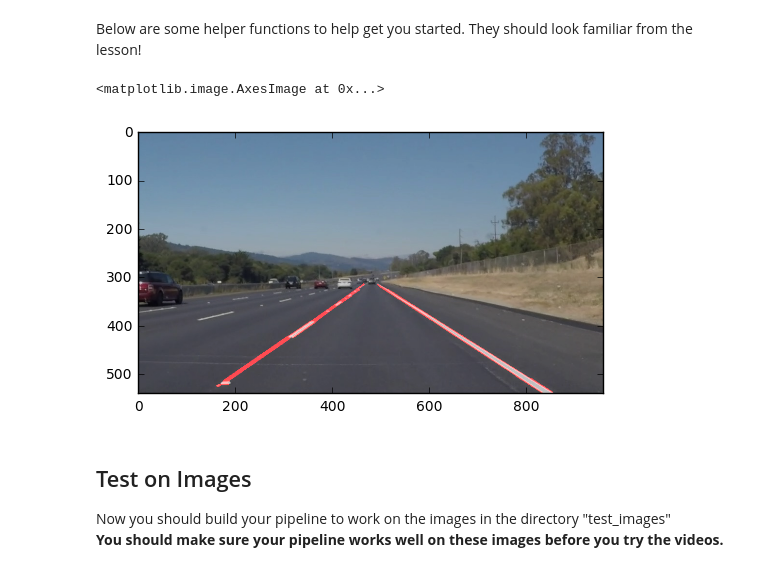
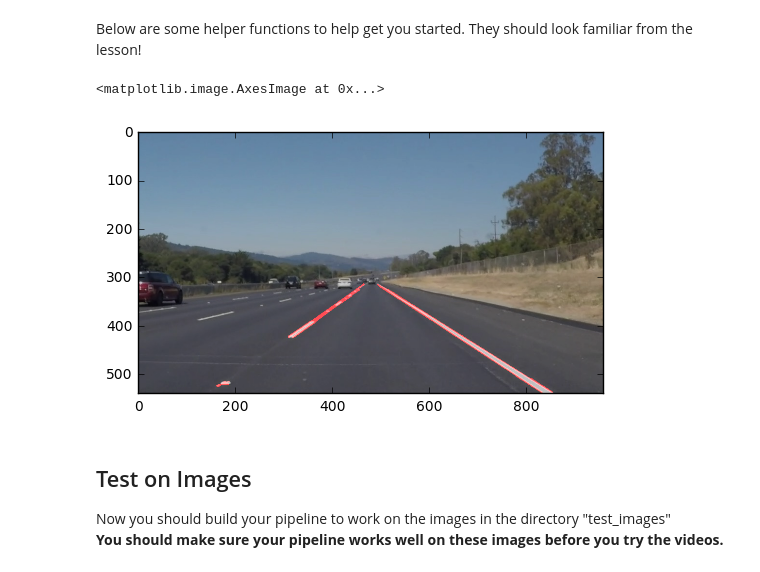
Before and after one commit to jhines2k7/CarND-LaneLines-P1, a Jupyter notebook: P1.ipynb, the cells around one changed output. Drawn from its saved outputs; the diff is of its cells as text; code cells hidden in the pictures.

```diff
--- a/P1.ipynb
+++ b/P1.ipynb
@@ -122,16 +122,59 @@ def draw_lines(img, lines, color=[255, 0, 0], thickness=2):
     If you want to make the lines semi-transparent, think about combining
     this function with the weighted_img() function below
     """
-    left_segments = []
+    """
+    left_lane_slopes = []
+    right_lane_slopes = []
+
+    left_lane_point = []
+    right_lane_point = []
+
+    left_lane_intercepts = []
+    right_lane_intercepts = []
+    """
+    left_x_values = []
+    left_y_values = []
+    right_x_values = []
+    right_y_values = []
+
     for line in lines:
         for x1,y1,x2,y2 in line:
-            #print(line)
-            if (y2 - y1)/(x2 - x1) < 0:
-                #print(line)
-                left_segments.append(line)
-                #cv2.line(img, (x1, y1), (x2, y2), color, thickness)
+            slope = (y2 - y1)/(x2 - x1)
+            if slope > 0:
+                """
+                right_x_values.extend((x1, x2))
+                right_y_values.extend((y1, y2))
+                right_lane_slopes.append(slope)
+                intercept = ((slope * x1) - y1) * -1
+                right_lane_intercepts.append(intercept)
+                """
+                cv2.line(img, (x1, y1), (x2, y2), color, thickness)
+            else:
+                """
+                left_x_values.extend((x1, x2))
+                left_y_values.extend((y1, y2))
+                left_lane_slopes.append(slope)
+                intercept = ((slope * x1) - y1) * -1
+                left_lane_intercepts.append(intercept)
+                """
+                cv2.line(img, (x1, y1), (x2, y2), color, thickness)
 
-            cv2.line(img, (x1, y1), (x2, y2), color, thickness)
+            #cv2.line(img, (x1, y1), (x2, y2), color, thickness)
+    """
+    min_x_left = np.min(left_x_values)
+    max_x_left = np.max(left_x_values)
+
+    min_y_left = np.min(left_y_values)
+    max_y_left = np.max(left_y_values)
+    cv2.line(img, (min_x_left, max_y_left), (max_x_left, min_y_left), color, thickness)
+
+    min_x_right = np.min(right_x_values)
+    max_x_right = np.max(right_x_values)
+
+    min_y_right = np.min(right_y_values)
+    max_y_right = np.max(right_y_values)
+    cv2.line(img, (min_x_right, min_y_right), (max_x_right, max_y_right), color, thickness)
+    """
 
 def hough_lines(img, rho, theta, threshold, min_line_len, max_line_gap):
     """
@@ -141,7 +184,7 @@ def hough_lines(img, rho, theta, threshold, min_line_len, max_line_gap):
     """
     lines = cv2.HoughLinesP(img, rho, theta, threshold, np.array([]), minLineLength=min_line_len, maxLineGap=max_line_gap)
     line_img = np.zeros((*img.shape, 3), dtype=np.uint8)
-    draw_lines(line_img, lines)
+    draw_lines(line_img, lines, [255, 0, 0])
     return line_img
 
 # Python 3 has support for cool math symbols.
@@ -159,34 +202,34 @@ def weighted_img(img, initial_img, α=0.8, β=1., λ=0.):
     NOTE: initial_img and img must be the same shape!
     """
     return cv2.addWeighted(initial_img, α, img, β, λ)
 
 gray = grayscale(image)
 kernel_size = 5
 blur_gray = gaussian_blur(gray, kernel_size)
 
 low_threshold = 100
 high_threshold = 140
 edges = canny(blur_gray, low_threshold, high_threshold)
 
 imshape = image.shape
 vertices = np.array([[(0,imshape[0]),(450, 315), (490, 315), (imshape[1],imshape[0])]], dtype=np.int32)
 
 masked_edges = region_of_interest(edges, vertices)
 
 rho = 2 # distance resolution in pixels of the Hough grid
 theta = np.pi/180 # angular resolution in radians of the Hough grid
 threshold = 15     # minimum number of votes (intersections in Hough grid cell)
 min_line_length = 10 #minimum number of pixels making up a line
 max_line_gap = 30    # maximum gap in pixels between connectable line segments
 
 lines = hough_lines(masked_edges, rho, theta, threshold, min_line_length, max_line_gap)
 
 lines_edges = weighted_img(lines, image, α=0.8, β=1., λ=0.)
 
 plt.imshow(lines_edges)
 # %% [output]
 <matplotlib.image.AxesImage at 0x...>
-[figure, old version]
+[figure, new version]
 # %% [markdown]
 ## Test on Images
 
```
Also changed, not shown: parts of 8 cells of this notebook, 1 other file.
